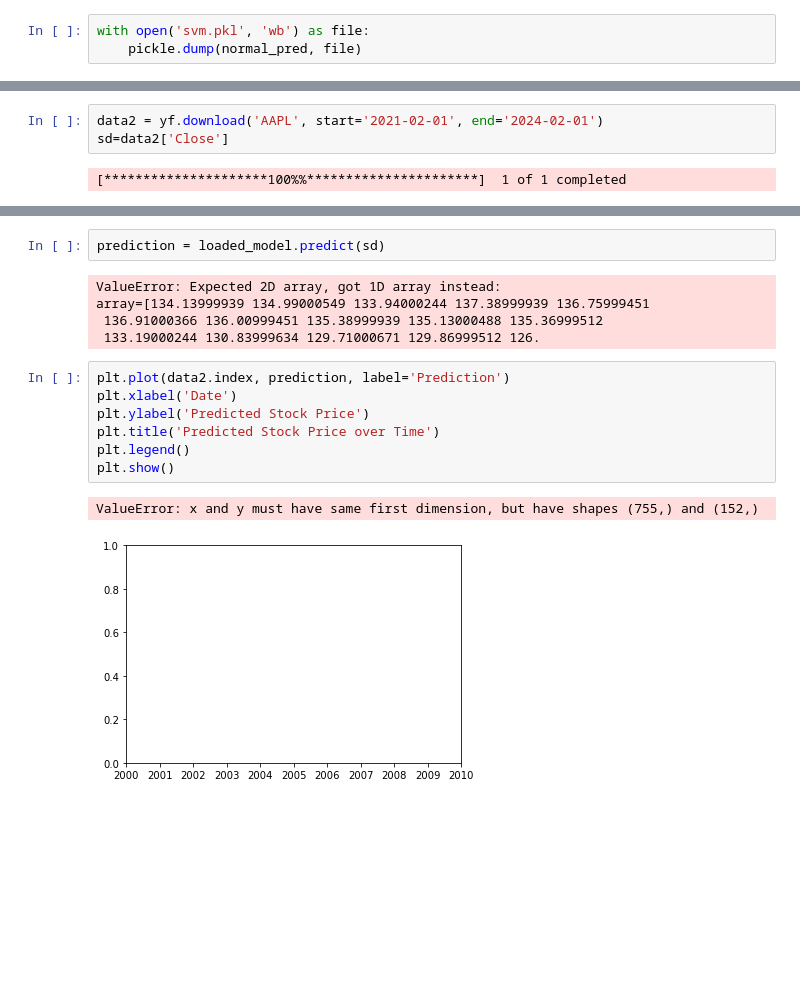
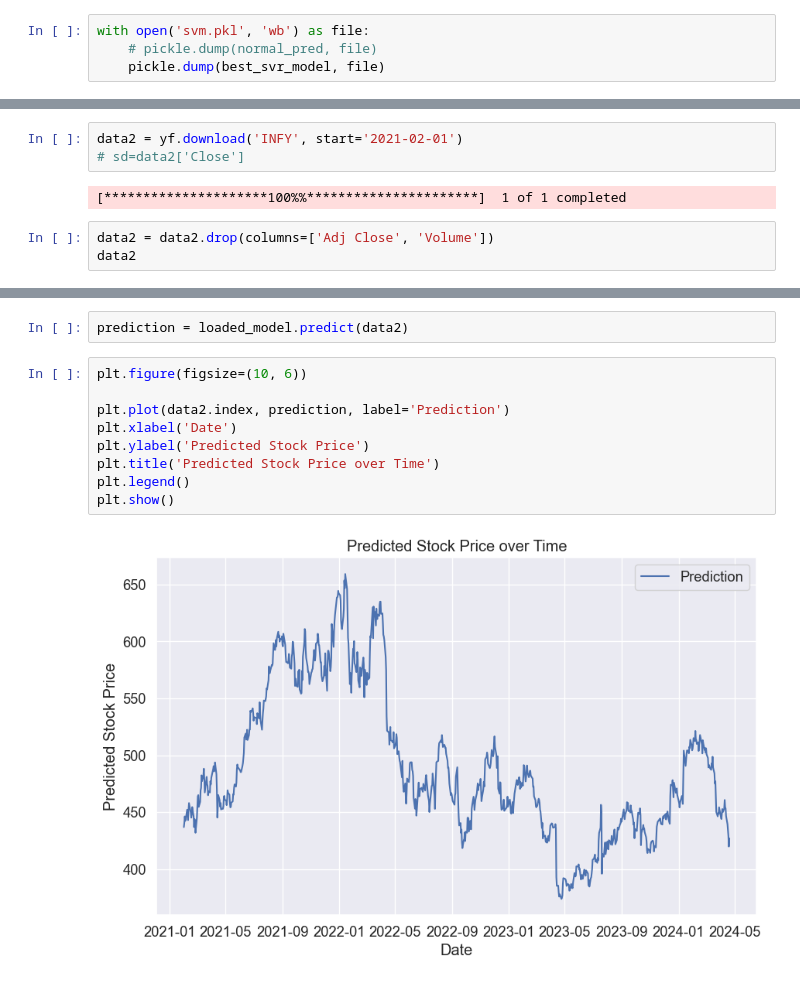
Before and after one commit to MAHUL25/StockPrediction-Minor, a Jupyter notebook: Models/Minor_Project_SVM-Copy1.ipynb, the cells around one changed output, grey strips where cells are left out. Drawn from its saved outputs; the diff is of its cells as text; blank space fills up the shorter version.

Commit message:
Updated Model

```diff
--- a/Models/Minor_Project_SVM-Copy1.ipynb
+++ b/Models/Minor_Project_SVM-Copy1.ipynb
@@ -327,11 +399,15 @@ import pickle
 # %%
 with open('svm.pkl', 'wb') as file:
-    pickle.dump(normal_pred, file)
+    # pickle.dump(normal_pred, file)
+    pickle.dump(best_svr_model, file)
 # %%
 with open('svm.pkl', 'rb') as file:
     loaded_model = pickle.load(file)
 # %%
-data2 = yf.download('AAPL', start='2021-02-01', end='2024-02-01')
-sd=data2['Close']
+data2 = yf.download('INFY', start='2021-02-01')
+# sd=data2['Close']
 # %% [output]
 [*********************100%%**********************]  1 of 1 completed
+# %%
+data2 = data2.drop(columns=['Adj Close', 'Volume'])
+data2
@@ -338,17 +429,13 @@ sd=data2['Close']
 # %%
-prediction = loaded_model.predict(sd)
+prediction = loaded_model.predict(data2)
-# %% [output]
-ValueError: Expected 2D array, got 1D array instead:
-array=[134.13999939 134.99000549 133.94000244 137.38999939 136.75999451
- 136.91000366 136.00999451 135.38999939 135.13000488 135.36999512
- 133.19000244 130.83999634 129.71000671 129.86999512 126.
 # %%
+plt.figure(figsize=(10, 6))
+
 plt.plot(data2.index, prediction, label='Prediction')
 plt.xlabel('Date')
 plt.ylabel('Predicted Stock Price')
 plt.title('Predicted Stock Price over Time')
 plt.legend()
 plt.show()
 # %% [output]
-ValueError: x and y must have same first dimension, but have shapes (755,) and (152,)
-[figure, old version]
+[figure, new version]
```
Also changed, not shown: parts of 38 cells of this notebook.
